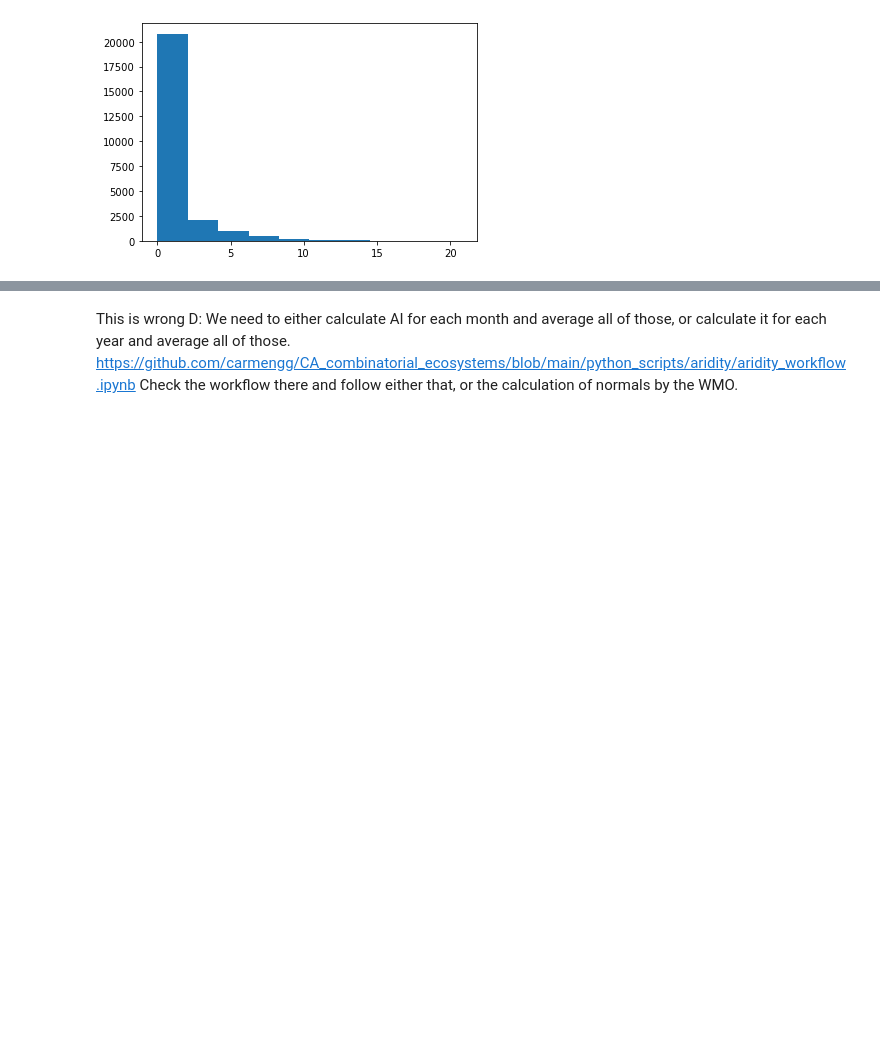
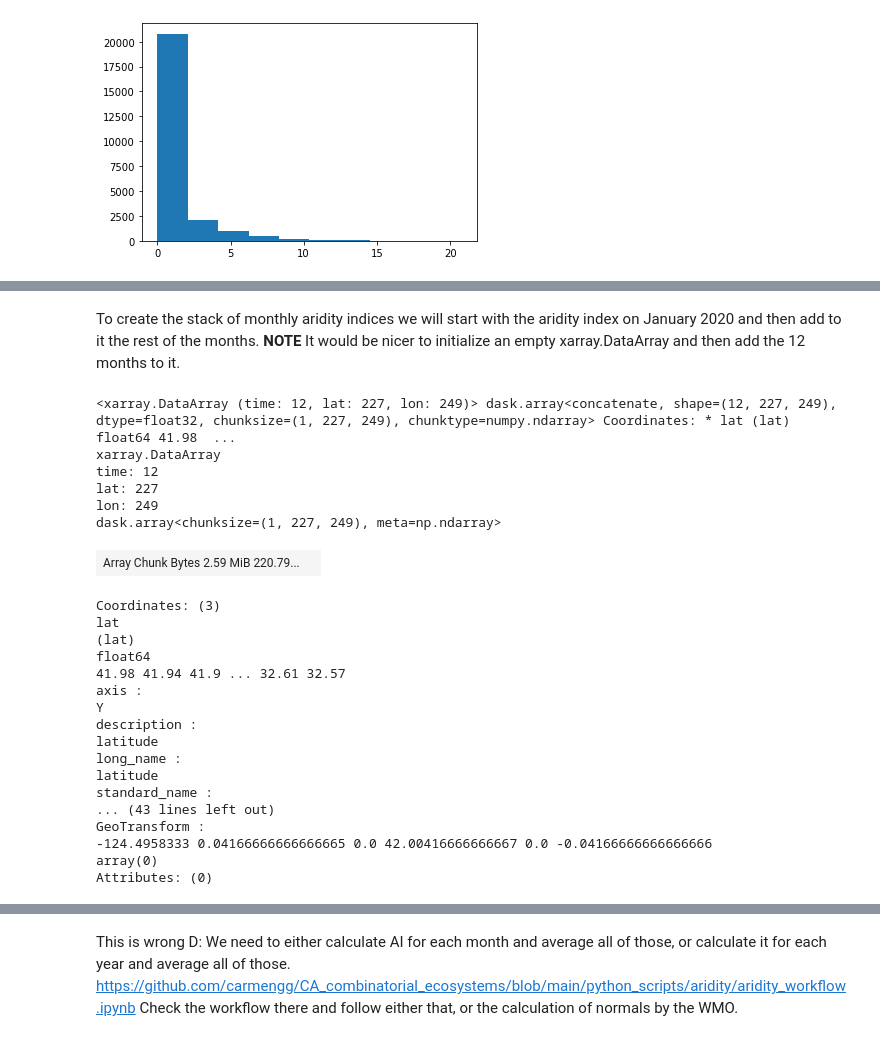
Before and after one commit to carmengg/PlanetComp_aridity_layer, a Jupyter notebook: ca_aridity_TRIALS.ipynb, the cells around one changed output, grey strips where cells are left out. Saved outputs shown, nothing was run; the diff lists cells and outputs as text; code cells hidden in the pictures; blank space fills up the shorter version.

```diff
--- a/ca_aridity_TRIALS.ipynb
+++ b/ca_aridity_TRIALS.ipynb
@@ -308,0 +274,35 @@ stack
+# %% [markdown]
+To create the stack of monthly aridity indices we will start with the aridity index on January 2020 and then add to it the rest of the months.
+**NOTE** It would be nicer to initialize an empty xarray.DataArray and then add the 12 months to it.
+# %%
+stack = month_aridity_index(1,2020,ca_evap,ca_prec)
+for i in range(1,12):
+    month_ai = month_aridity_index(i,2020,ca_evap,ca_prec)
+    # [first position, last position]
+    stack = xr.concat([stack,month_ai], dim='time', combine_attrs='drop')
+stack
+# %% [output]
+<xarray.DataArray (time: 12, lat: 227, lon: 249)> dask.array<concatenate, shape=(12, 227, 249), dtype=float32, chunksize=(1, 227, 249), chunktype=numpy.ndarray> Coordinates: * lat (lat) float64 41.98  ...
+xarray.DataArray
+time: 12
+lat: 227
+lon: 249
+dask.array<chunksize=(1, 227, 249), meta=np.ndarray>
+| Array Chunk Bytes 2.59 MiB 220.79... |  |
+Coordinates: (3)
+lat
+(lat)
+float64
+41.98 41.94 41.9 ... 32.61 32.57
+axis :
+Y
+description :
+latitude
+long_name :
+latitude
+standard_name :
+... (43 lines left out)
+GeoTransform :
+-124.4958333 0.04166666666666665 0.0 42.00416666666667 0.0 -0.04166666666666666
+array(0)
+Attributes: (0)
```
Also changed, not shown: parts of 26 cells of this notebook.
